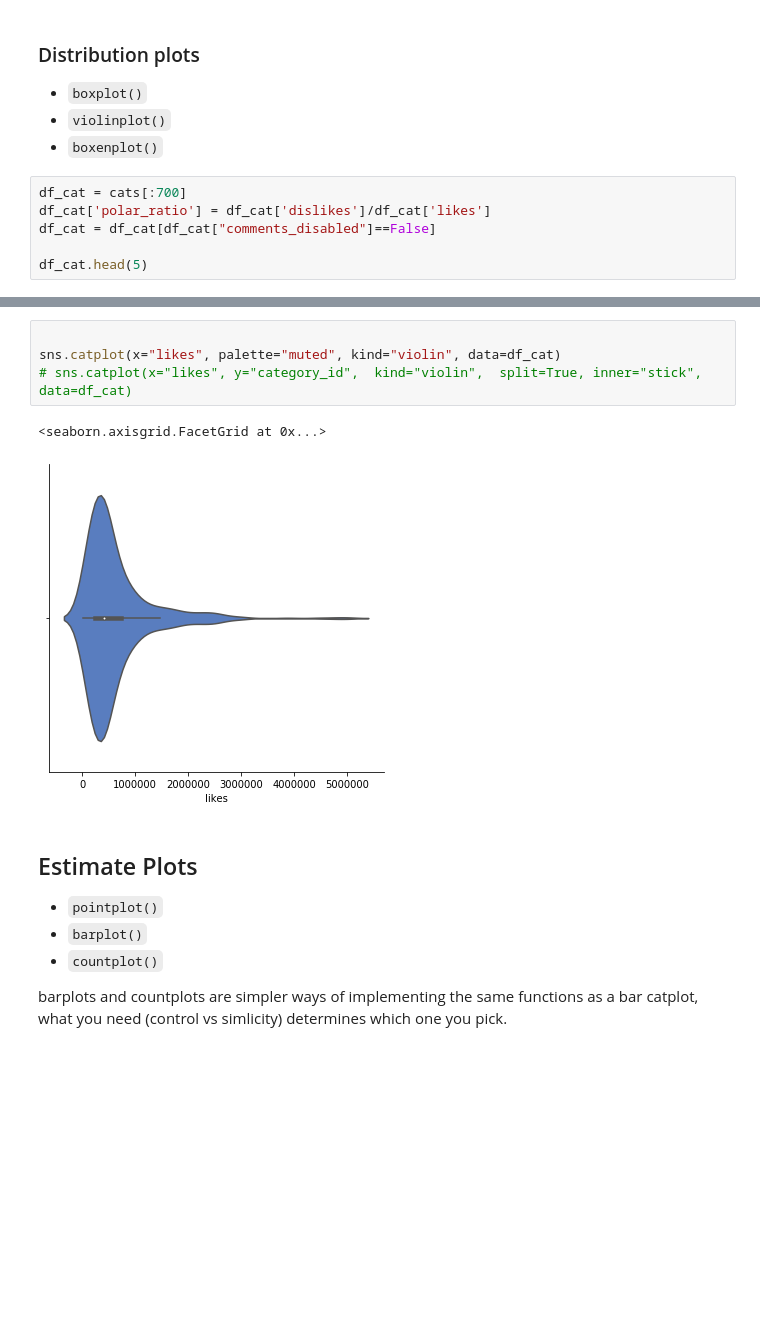
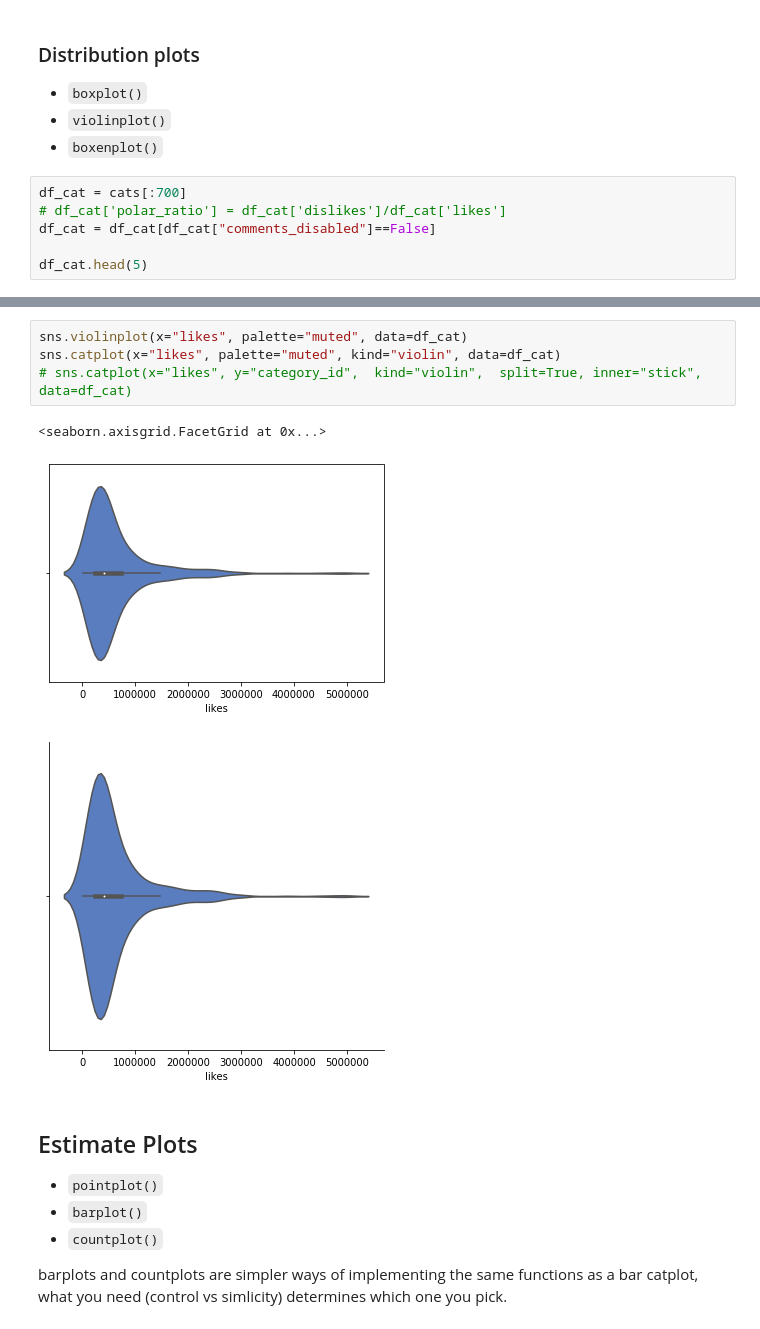
Before and after one commit to GTLibraryDataVisualization/Python-Visualization-for-Data-Science-Introduction-2020, a Jupyter notebook: Python_for_data_science-Youtube-Data.ipynb, the cells around one changed output, grey strips where cells are left out. Drawn from its saved outputs; the diff is of its cells as text; blank space fills up the shorter version.

```diff
--- a/Python_for_data_science-Youtube-Data.ipynb
+++ b/Python_for_data_science-Youtube-Data.ipynb
@@ -299,7 +297,7 @@ sns.catplot(x="category_id", y="views", kind="swarm",hue="ratings_disabled", dat
 * `boxenplot()`
 # %%
 df_cat = cats[:700]
-df_cat['polar_ratio'] = df_cat['dislikes']/df_cat['likes']
+# df_cat['polar_ratio'] = df_cat['dislikes']/df_cat['likes']
 df_cat = df_cat[df_cat["comments_disabled"]==False]
 
 df_cat.head(5)
@@ -323,10 +321,11 @@ sns.stripplot(x="category_id", y="likes", data=df_cat, alpha=0.3,jitter=0.1,colo
 # %%
-
+sns.violinplot(x="likes", palette="muted", data=df_cat)
 sns.catplot(x="likes", palette="muted", kind="violin", data=df_cat)
 # sns.catplot(x="likes", y="category_id",  kind="violin",  split=True, inner="stick", data=df_cat)
 # %% [output]
 <seaborn.axisgrid.FacetGrid at 0x...>
-[figure, old version]
+[figure, new version]
+[figure, added]
 # %% [markdown]
 ## Estimate Plots
 * `pointplot()`
```
Also changed, not shown: parts of 9 cells of this notebook.
